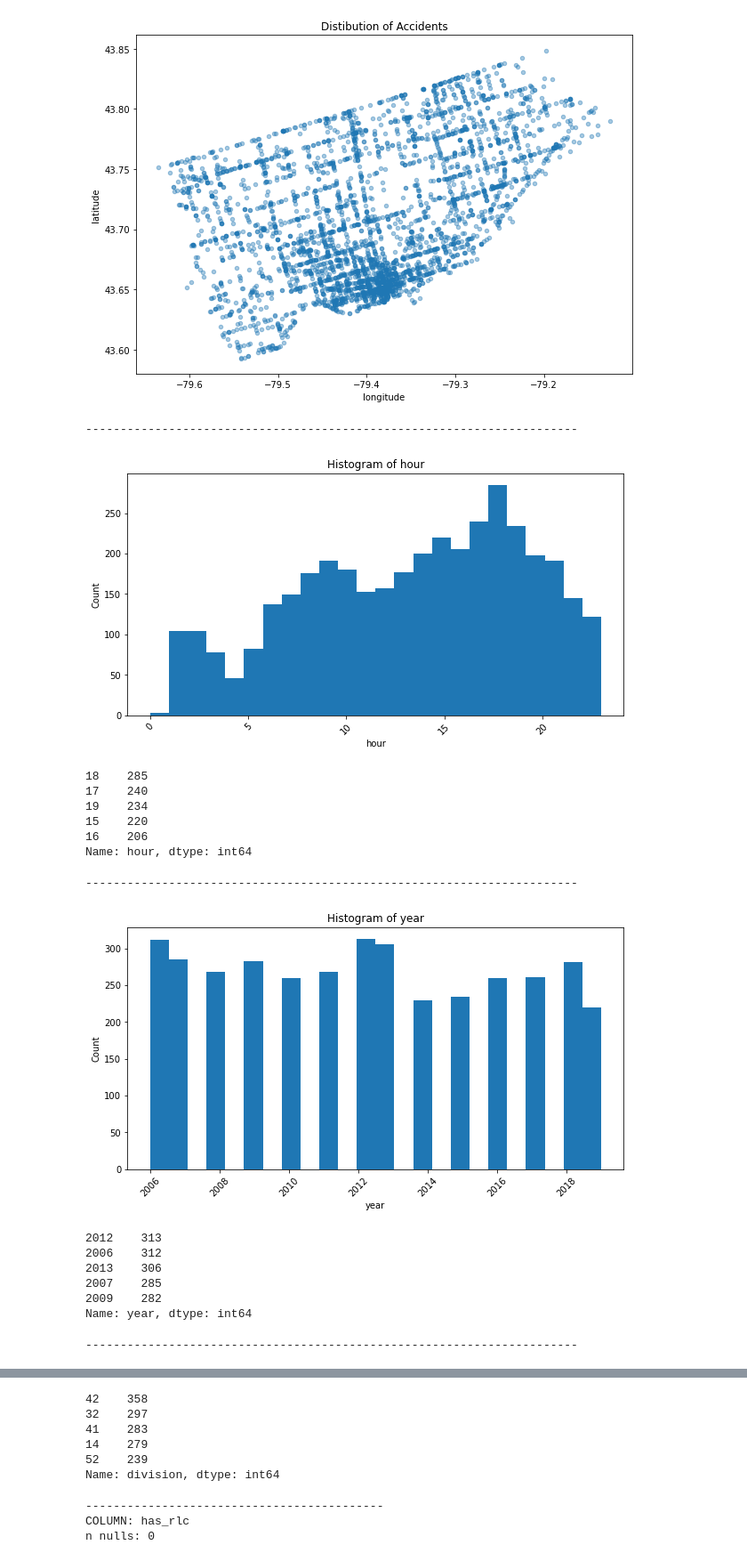
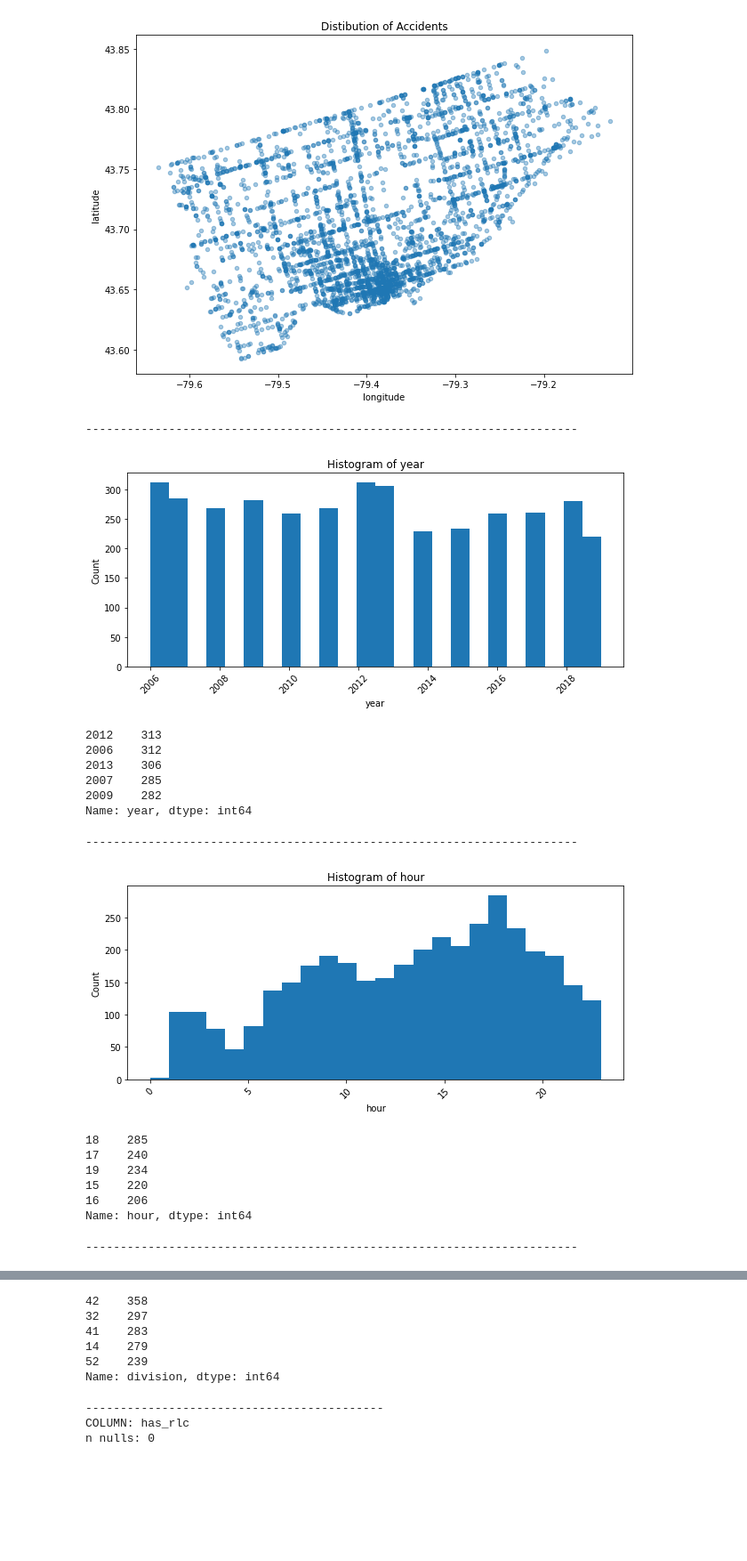
Before and after one commit to dannili/risky_pedestrian, a Jupyter notebook: 2_EDA.ipynb, the cells around one changed output, grey strips where cells are left out. Shown: that part at 89% size. Cells and saved outputs as stored; diff of their text form; code cells hidden in the pictures; blank space fills up the shorter version.

```diff
--- a/2_EDA.ipynb
+++ b/2_EDA.ipynb
@@ -317,7 +317,7 @@ for col in list:
     plt.title(f'Histogram of {col}')
     plt.xticks(rotation=45)
     plt.show()
-    display(df[col].value_counts(sort=True, ascending=False).head(3))
+    display(df[col].value_counts(sort=True, ascending=False).head(5))
 # %% [output]
 -----------------------------------------------------------------------------
 [figure]
@@ -373,37 +383,36 @@ plt.show()
 [figure]
 # %%
 # Columns in list 1 contain different numbers
-num_list1 = ['hour', 'year', 'division']
+num_list1 = ['year', 'hour', 'division']
 
 # Columns in list 2 contain 0s and 1s
 num_list2 = ['has_rlc']
 # %%
 for col in num_list1:
     print('-----------------------------------------------------------------------')
-    bin = df[col].unique()
-    plt.figure(figsize=(10, 5))
+    plt.figure(figsize=(10, 4))
     plt.hist(df[col], bins=24)
     plt.xlabel(col)
     plt.ylabel('Count')
     plt.title(f'Histogram of {col}')
     plt.xticks(rotation=45)
     plt.show()
     display(df[col].value_counts(sort=True, ascending=False).head(5))
 # %% [output]
 -----------------------------------------------------------------------
-[figure, old version]
+[figure, new version]
-18    285
-17    240
-19    234
-15    220
-16    206
-Name: hour, dtype: int64
+2012    313
+2006    312
+2013    306
+2007    285
+2009    282
+Name: year, dtype: int64
 -----------------------------------------------------------------------
-[figure, old version]
+[figure, new version]
-2012    313
-2006    312
-2013    306
-2007    285
-2009    282
-Name: year, dtype: int64
+18    285
+17    240
+19    234
+15    220
+16    206
+Name: hour, dtype: int64
 -----------------------------------------------------------------------
```
Also changed, not shown: parts of 7 cells of this notebook, 3 other files.
